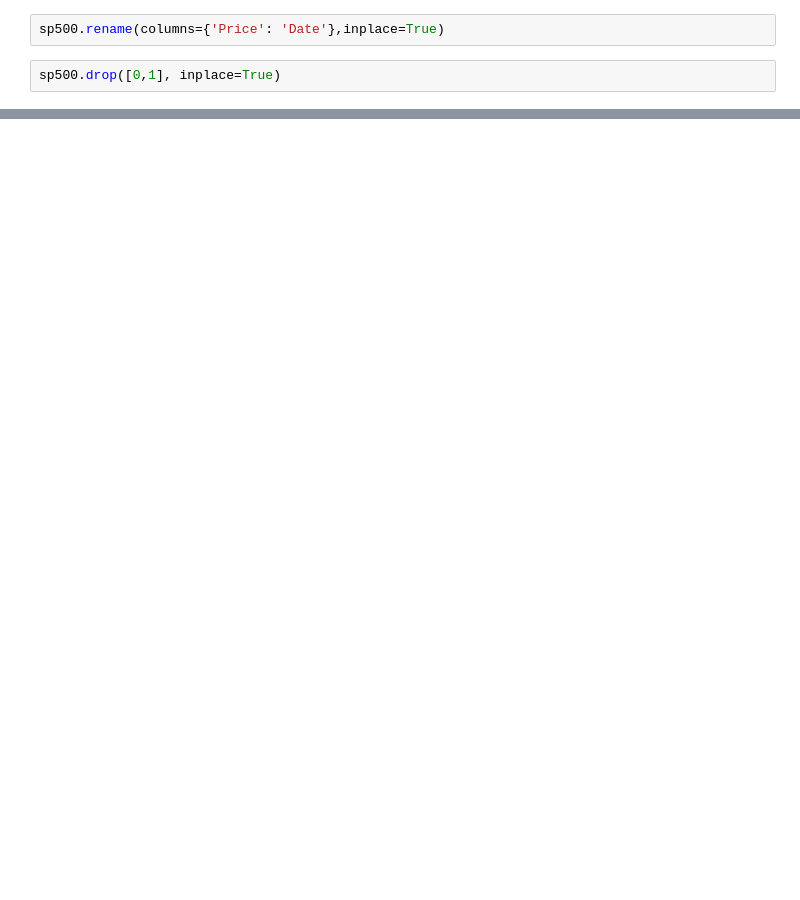
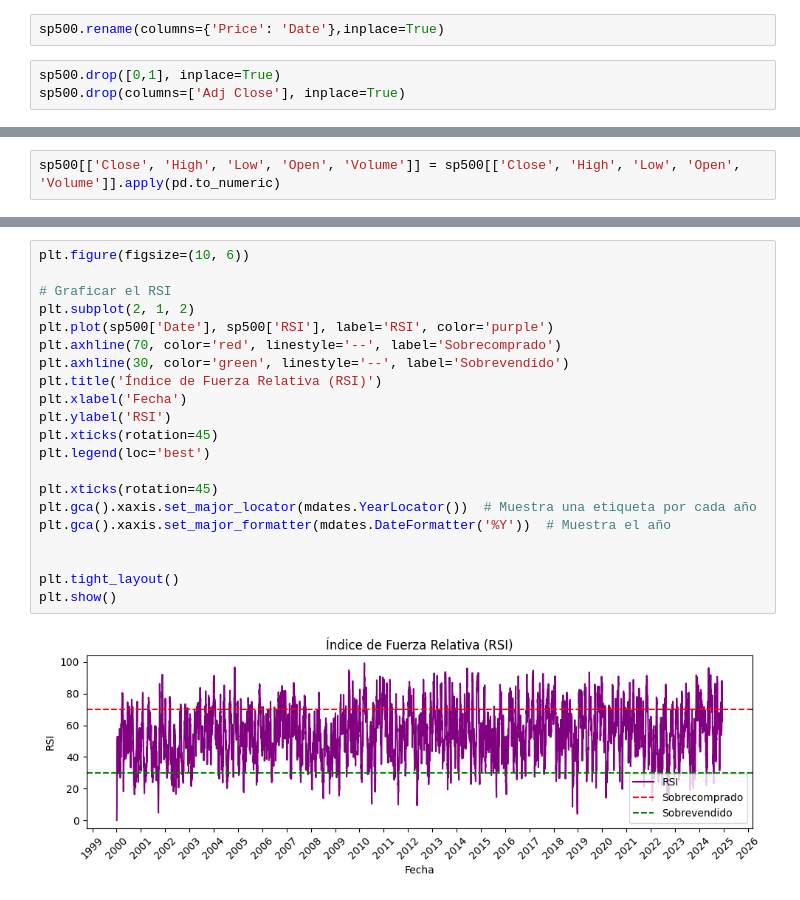
Before and after one commit to Rommel-DS/EDA_S-P500, a Jupyter notebook: src/notebooks/Notebook_pruebas.ipynb, the cells around one changed output, grey strips where cells are left out. Saved outputs shown, nothing was run; the diff lists cells and outputs as text; blank space fills up the shorter version.

```diff
--- a/src/notebooks/Notebook_pruebas.ipynb
+++ b/src/notebooks/Notebook_pruebas.ipynb
@@ -22,5 +30,6 @@ sp500.head()
 sp500.rename(columns={'Price': 'Date'},inplace=True)
 # %%
 sp500.drop([0,1], inplace=True)
+sp500.drop(columns=['Adj Close'], inplace=True)
 # %%
 sp500['Date'] = pd.to_datetime(sp500['Date'], format='%Y-%m-%d')
@@ -30,0 +74,2 @@ datetime64[ns]
+# %%
+sp500[['Close', 'High', 'Low', 'Open', 'Volume']] = sp500[['Close', 'High', 'Low', 'Open', 'Volume']].apply(pd.to_numeric)
@@ -30,0 +147,23 @@ datetime64[ns]
+# %%
+plt.figure(figsize=(10, 6))
+
+# Graficar el RSI
+plt.subplot(2, 1, 2)
+plt.plot(sp500['Date'], sp500['RSI'], label='RSI', color='purple')
+plt.axhline(70, color='red', linestyle='--', label='Sobrecomprado')
+plt.axhline(30, color='green', linestyle='--', label='Sobrevendido')
+plt.title('Índice de Fuerza Relativa (RSI)')
+plt.xlabel('Fecha')
+plt.ylabel('RSI')
+plt.xticks(rotation=45)
+plt.legend(loc='best')
+
+plt.xticks(rotation=45)
+plt.gca().xaxis.set_major_locator(mdates.YearLocator())  # Muestra una etiqueta por cada año
+plt.gca().xaxis.set_major_formatter(mdates.DateFormatter('%Y'))  # Muestra el año
+
+
+plt.tight_layout()
+plt.show()
+# %% [output]
+[figure, added]
```
Also changed, not shown: parts of 17 cells of this notebook.
